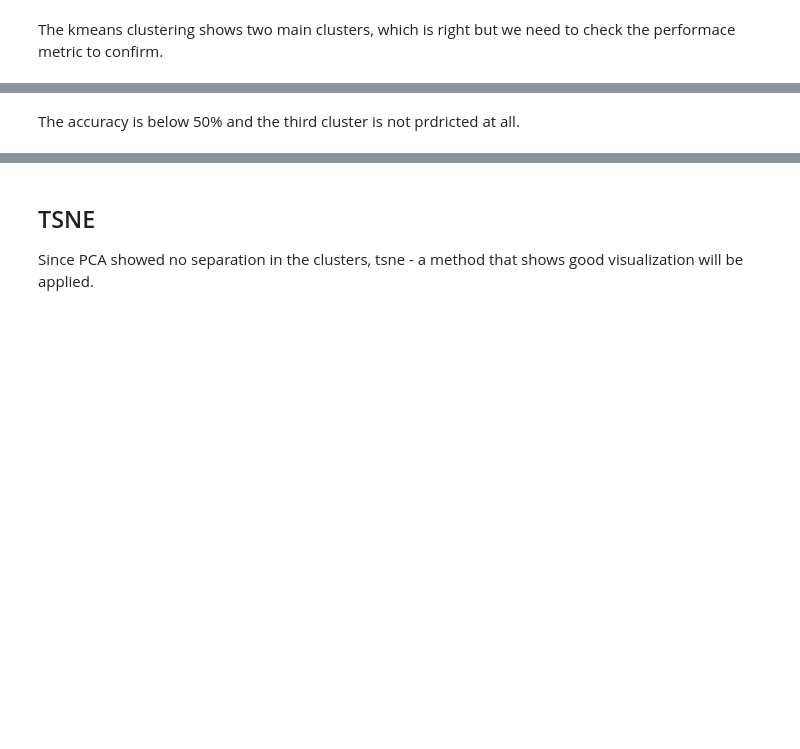
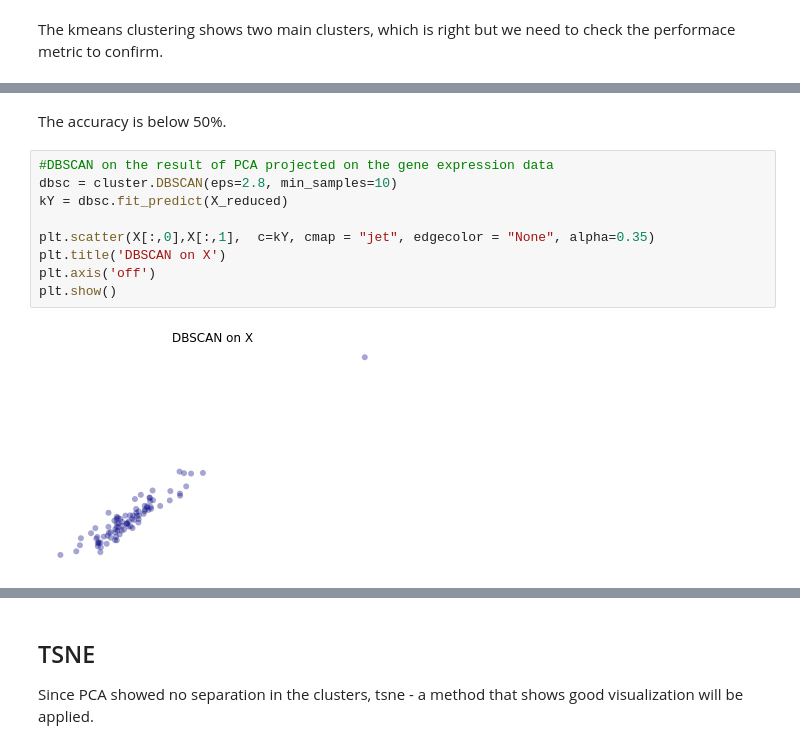
Before and after one commit to Anisah-bb/Unsupervised-Learning, a Jupyter notebook: Lung_cancer.ipynb, the cells around one changed output, grey strips where cells are left out. Drawn from its saved outputs; the diff is of its cells as text; blank space fills up the shorter version.

```diff
--- a/Lung_cancer.ipynb
+++ b/Lung_cancer.ipynb
@@ -670,2 +677,13 @@ Adjusted clustering score kmeans on PCs to cover 85% of variance for regrouped l
 # %% [markdown]
-The accuracy is below 50% and the third cluster is not prdricted at all.
+The accuracy is below 50%.
+# %%
+#DBSCAN on the result of PCA projected on the gene expression data
+dbsc = cluster.DBSCAN(eps=2.8, min_samples=10)
+kY = dbsc.fit_predict(X_reduced)
+
+plt.scatter(X[:,0],X[:,1],  c=kY, cmap = "jet", edgecolor = "None", alpha=0.35)
+plt.title('DBSCAN on X')
+plt.axis('off')
+plt.show()
+# %% [output]
+[figure, added]
```
Also changed, not shown: parts of 19 cells of this notebook, 1 other file.
